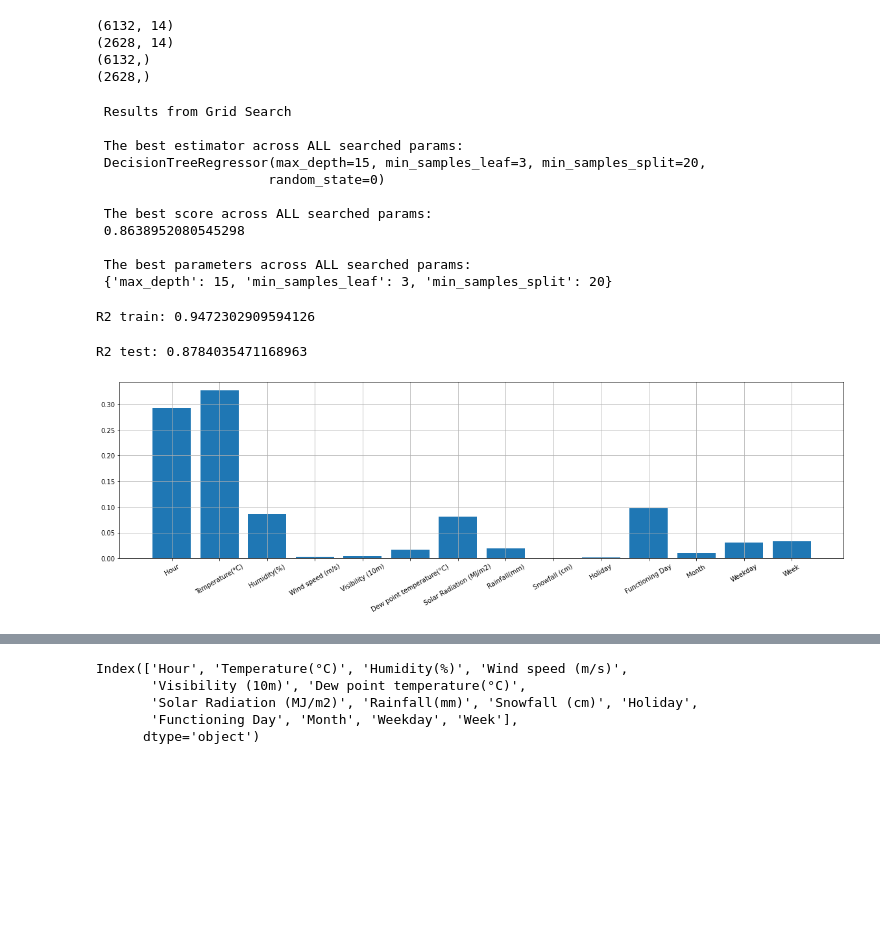
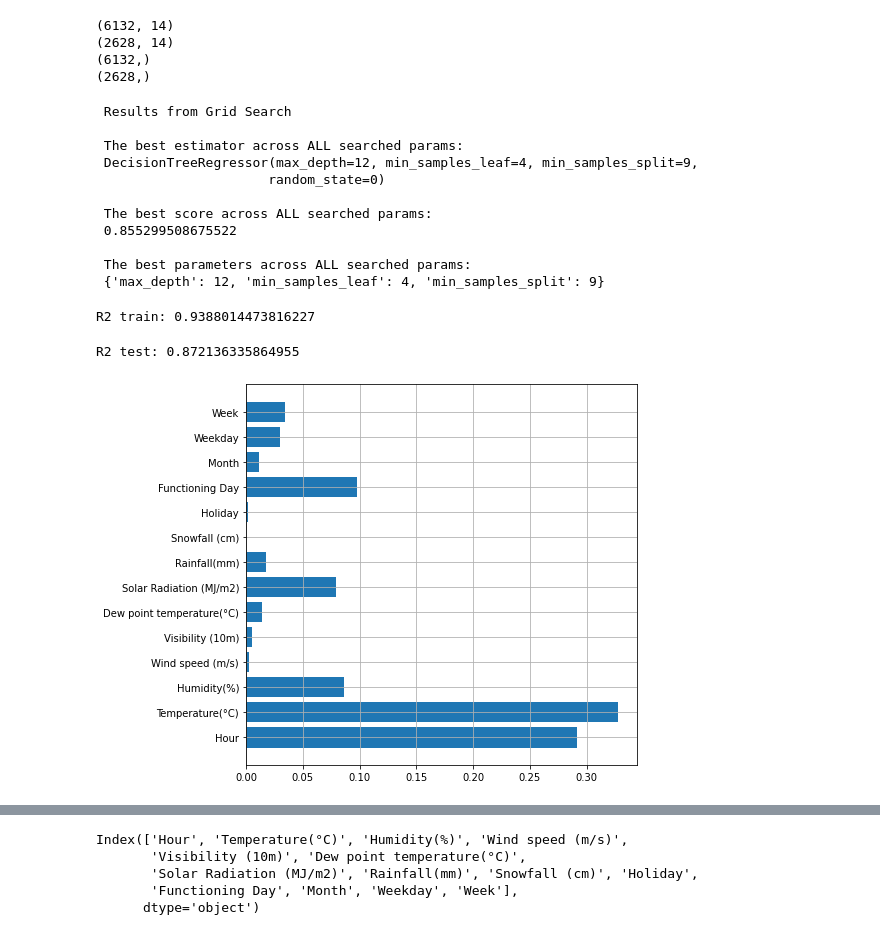
Before and after one commit to Abhi-nav0506/Capstone-Project---Bike-Sharing-Demand-Prediction--, a Jupyter notebook: Bike_Sharing_Demand_Prediction_Capstone_Project.ipynb, the cells around one changed output, grey strips where cells are left out. Drawn from its saved outputs; the diff is of its cells as text; code cells hidden in the pictures; blank space fills up the shorter version.

```diff
--- a/Bike_Sharing_Demand_Prediction_Capstone_Project.ipynb
+++ b/Bike_Sharing_Demand_Prediction_Capstone_Project.ipynb
@@ -194,7 +194,3 @@ plt.close()
 # %% [markdown]
 #### Normal weekdays, i.e. Monday to Friday (0 to 4) behave in a similar pattern through the 24 hours of the day, whereas the weekends, i.e. Saturday & Sunday (5 & 6) behave similary.
 #### Hence, demand on normal weekdays is different from that on weekends.
-# %%
-# adding is_weekend 0/1  catagorical variable
-
-seoul_bike_data['is_weekend'] = seoul_bike_data['Weekday'].apply(lambda x : 1 if x in [5,6] else 0)
@@ -890,7 +693,7 @@ X = seoul_bike_data_tree1.drop(['Rented Bike Count'], axis=1).copy()
 Y = seoul_bike_data['Rented Bike Count'].copy()
 
 from sklearn.model_selection import train_test_split
-x_train, x_test, y_train, y_test = train_test_split( X,Y , test_size = 0.30,shuffle = True ,random_state = 3)
+x_train, x_test, y_train, y_test = train_test_split( X,Y , test_size = 0.3,shuffle = True ,random_state = 3)
 print(x_train.shape)
 print(x_test.shape)
 print(y_train.shape)
@@ -905,7 +708,7 @@ from sklearn.tree import DecisionTreeRegressor
 
 dtr = DecisionTreeRegressor(random_state = 0)
 # %%
-dtr_params = {'max_depth' : [10,12,15,18] , 'min_samples_split':[5,10,12,15,17,20],'min_samples_leaf': [3,4,5,6,8]
+dtr_params = {'max_depth' : [10,11,12] , 'min_samples_split':[9,10,11],'min_samples_leaf': [4,5,6]
                  }
 # %%
 seoul_dtr_cv= GridSearchCV(estimator=dtr, param_grid = dtr_params, cv = 5)
@@ -920,36 +723,35 @@ print("\n The best parameters across ALL searched params:\n",seoul_dtr.best_para
  Results from Grid Search
 
  The best estimator across ALL searched params:
- DecisionTreeRegressor(max_depth=15, min_samples_leaf=3, min_samples_split=20,
+ DecisionTreeRegressor(max_depth=12, min_samples_leaf=4, min_samples_split=9,
                       random_state=0)
 
  The best score across ALL searched params:
- 0.8638952080545298
+ 0.855299508675522
 
  The best parameters across ALL searched params:
- {'max_depth': 15, 'min_samples_leaf': 3, 'min_samples_split': 20}
+ {'max_depth': 12, 'min_samples_leaf': 4, 'min_samples_split': 9}
 # %%
 y_train_pred = seoul_dtr.predict(x_train)
 # %%
 r2 = r2_score((y_train), (y_train_pred))
 print("R2 train:" ,r2)
 # %% [output]
-R2 train: 0.9472302909594126
+R2 train: 0.9388014473816227
 # %%
 y_test_pred = seoul_dtr.predict(x_test)
 # %%
 r2 = r2_score((y_test), (y_test_pred))
 print("R2 test:" ,r2)
 # %% [output]
-R2 test: 0.8784035471168963
+R2 test: 0.872136335864955
 # %%
 importance = list(seoul_dtr.best_estimator_.feature_importances_)
-plt.figure(figsize = (20,5))
-plt.bar(x_train.columns,importance)
-plt.xticks(rotation=30)
+plt.figure(figsize = (7,7))
+plt.barh(x_train.columns,importance)
 plt.grid()
 # %% [output]
-[figure, old version]
+[figure, new version]
 # %%
 from sklearn.ensemble import GradientBoostingRegressor
 
```
Also changed, not shown: parts of 111 cells of this notebook.
